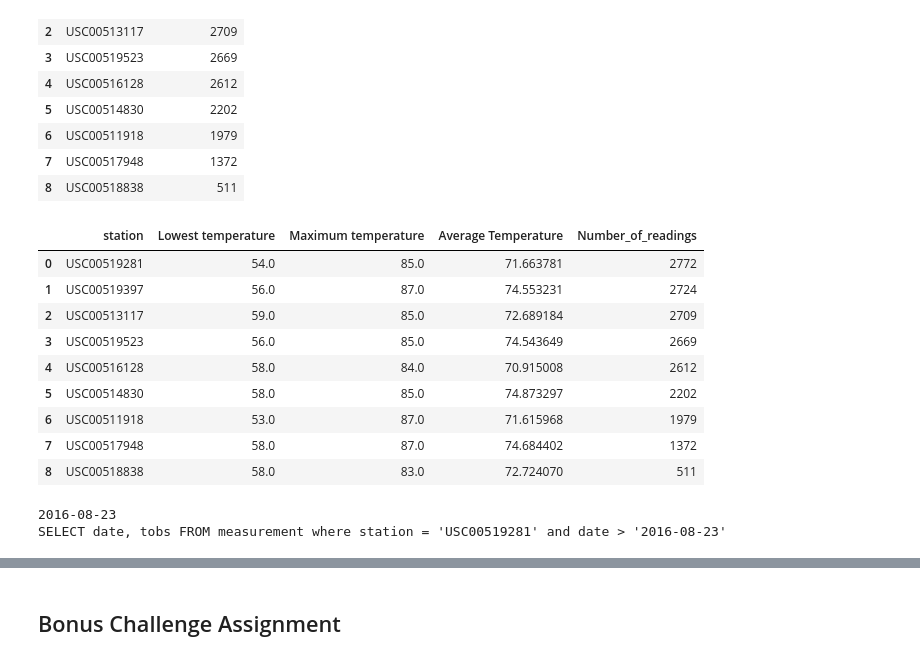
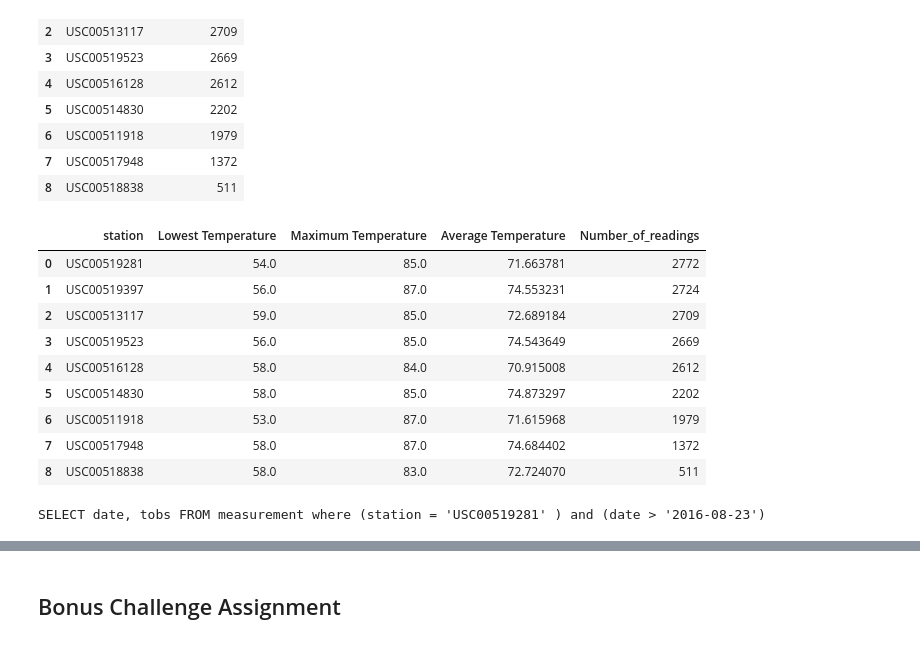
Before and after one commit to bpezzullo/SQLAlchemy-challenge, a Jupyter notebook: climate_starter.ipynb, the cells around one changed output, grey strips where cells are left out. Drawn from its saved outputs; the diff is of its cells as text; code cells hidden in the pictures.

```diff
--- a/climate_starter.ipynb
+++ b/climate_starter.ipynb
@@ -176,10 +190,10 @@ active.head(10)
 # %%
 # Using the station id from the previous query, calculate the lowest temperature recorded,
 # highest temperature recorded, and average temperature of the most active station?
-temps = pd.read_sql("SELECT station, min(tobs) as 'Lowest temperature', max(tobs) as 'Maximum temperature', AVG(tobs) as 'Average Temperature', count(tobs) as Number_of_readings from measurement group by station order by Number_of_readings desc", conn)
+temps = pd.read_sql("SELECT station, min(tobs) as 'Lowest Temperature', max(tobs) as 'Maximum Temperature', AVG(tobs) as 'Average Temperature', count(tobs) as Number_of_readings from measurement group by station order by Number_of_readings desc", conn)
 temps.head(10)
 # %% [output]
-|  | station | Lowest temperature | Maximum temperature | Average Temperature | Number_of_readings |
+|  | station | Lowest Temperature | Maximum Temperature | Average Temperature | Number_of_readings |
 | 0 | USC00519281 | 54.0 | 85.0 | 71.663781 | 2772 |
 | 1 | USC00519397 | 56.0 | 87.0 | 74.553231 | 2724 |
 | 2 | USC00513117 | 59.0 | 85.0 | 72.689184 | 2709 |
@@ -192,10 +213,13 @@ temps.head(10)
 # %%
 # Choose the station with the highest number of temperature observations.
 # Query the last 12 months of temperature observation data for this station and plot the results as a histogram
-print(new_year)
-query = f"SELECT date, tobs FROM measurement where station = 'USC00519281' and date > '{new_year}'"
+#new_year is still valid from above.  top_station was calculated in the cell above.  Print out the query to confirm what is
+# being done.
+
+query = f"SELECT date, tobs FROM measurement where (station = '{top_station}' ) and (date > '{new_year}')"
 print(query)
-data = pd.read_sql(f"SELECT date, tobs FROM measurement where date > '{new_year}'", conn)
+
+# Pull the data from the sqlite database.
+tobs_df = pd.read_sql(query, conn)
 # %% [output]
-2016-08-23
-SELECT date, tobs FROM measurement where station = 'USC00519281' and date > '2016-08-23'
+SELECT date, tobs FROM measurement where (station = 'USC00519281' ) and (date > '2016-08-23')
```
Also changed, not shown: parts of 21 cells of this notebook, 1 other file.
